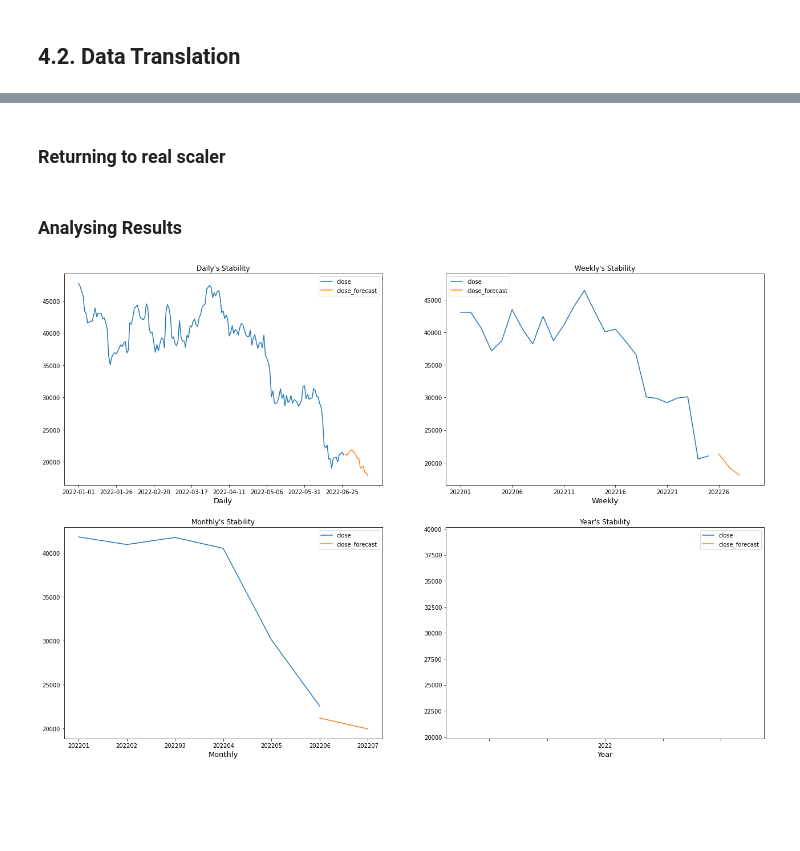
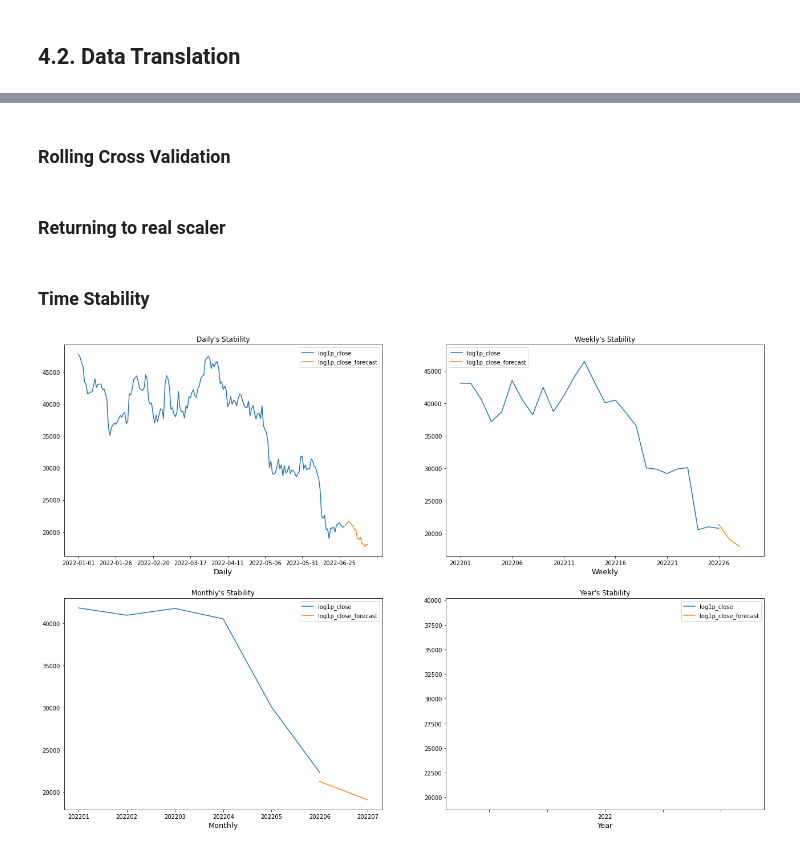
Before and after one commit to Valcilio/figma-assus, a Jupyter notebook: notebooks/data_eng_ml_model.ipynb, the cells around one changed output, grey strips where cells are left out. Cells and saved outputs as stored; diff of their text form; code cells hidden in the pictures; blank space fills up the shorter version.

```diff
--- a/notebooks/data_eng_ml_model.ipynb
+++ b/notebooks/data_eng_ml_model.ipynb
@@ -117,3 +113,4 @@ DataTrans || 2022-06-26 21:55:32,483 (WARNING) || The mean difference in log1p t
 # %%
+df_prep = pickle.load(open(c.DATA_PROC_FLD / 'test_csv_no_pred.pkl', 'rb'))
 ts_model = TimeSeriesModeling(df=df_prep)
 model = ts_model.fit_sarimax()
@@ -123,0 +151,2 @@ df_result = ts_model.forecast(next_days=15)
+# %% [markdown]
+### Rolling Cross Validation
@@ -124,14 +157,16 @@ df_result = ts_model.forecast(next_days=15)
 # %% [markdown]
 ### Returning to real scaler
 # %%
+df_result = ts_model.forecast()
 reverse_df = DataTransform(df=df_result, start_date='2022-01-01')
-df_common = reverse_df.inverse_transformation(df=df_result, y_nt='log1p_close', col_orig_name='close', scaler=scaler)
-df_common = reverse_df.inverse_transformation(df=df_common, y_nt='log1p_close_forecast', col_orig_name='close_forecast', scaler=scaler)
+cols = list(df_result.columns)
+for col in cols:
+    df_result[col] = reverse_df.inverse_transformation(df=df_result, y_nt=col, col_orig_name='close', scaler=scaler)[col + '_reversed']
 # %% [markdown]
-### Analysing Results
+### Time Stability
 # %%
-analy = DataAnalysis(df_common, individual_figsize=(18, 10), start_date='2022-01-01')
+analy = DataAnalysis(df_result, individual_figsize=(18, 10), start_date='2022-01-01')
 fig_path = c.FIG_FLD / 'crypto_analysis/model_forecast.jpg'
-analy.all_timely_stability(y=['close', 'close_forecast'], saving_figloc=fig_path)
+analy.all_timely_stability(y=list(df_result.columns), saving_figloc=fig_path)
 # %% [output]
-[figure, old version]
+[figure, new version]
```
Also changed, not shown: parts of 13 cells of this notebook, 17 other files.
